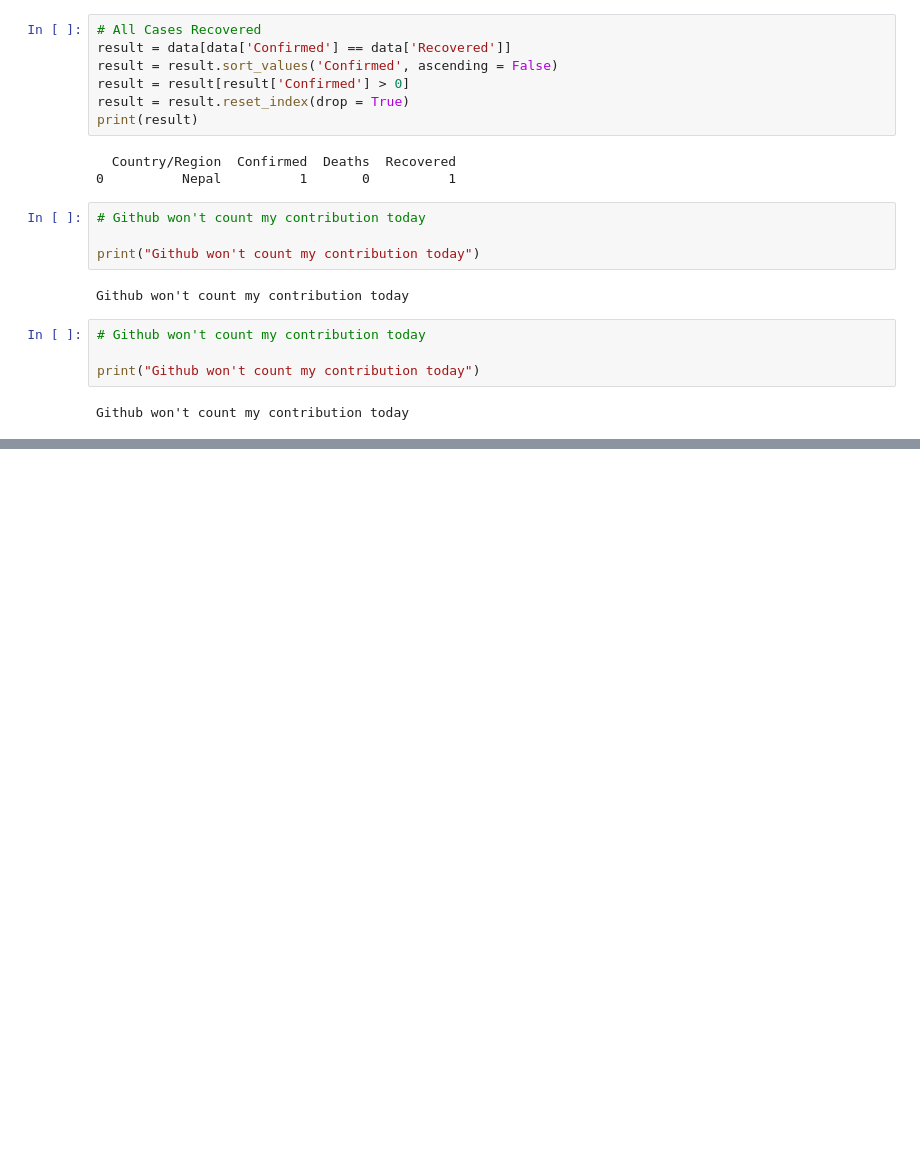
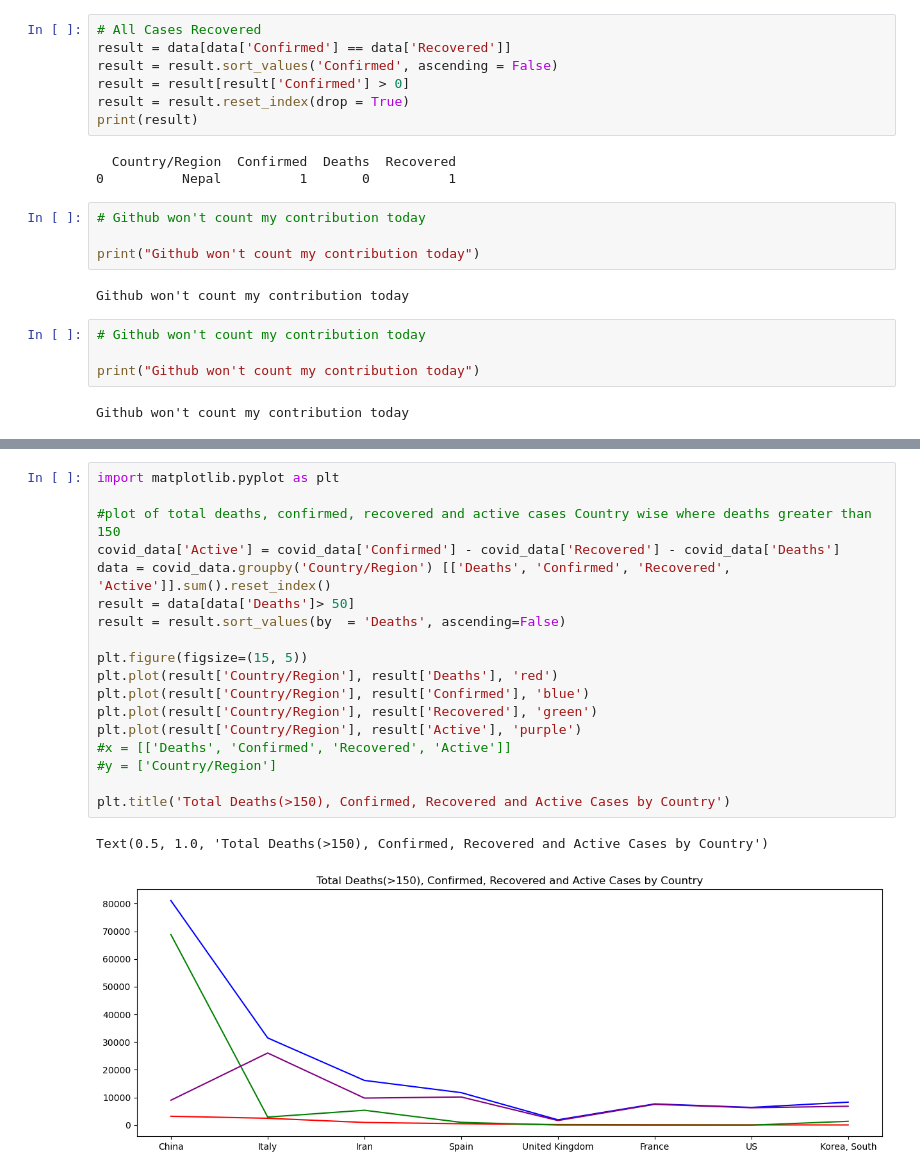
Before and after one commit to emmanuelakinmokun/COVID-19-practice-analysis-on-w3resource, a Jupyter notebook: practice.ipynb, the cells around one changed output, grey strips where cells are left out. Saved outputs shown, nothing was run; the diff lists cells and outputs as text; blank space fills up the shorter version.

```diff
--- a/practice.ipynb
+++ b/practice.ipynb
@@ -256,0 +275,21 @@ Github won't count my contribution today
+# %%
+import matplotlib.pyplot as plt
+
+#plot of total deaths, confirmed, recovered and active cases Country wise where deaths greater than 150
+covid_data['Active'] = covid_data['Confirmed'] - covid_data['Recovered'] - covid_data['Deaths']
+data = covid_data.groupby('Country/Region') [['Deaths', 'Confirmed', 'Recovered', 'Active']].sum().reset_index()
+result = data[data['Deaths']> 50]
+result = result.sort_values(by  = 'Deaths', ascending=False)
+
+plt.figure(figsize=(15, 5))
+plt.plot(result['Country/Region'], result['Deaths'], 'red')
+plt.plot(result['Country/Region'], result['Confirmed'], 'blue')
+plt.plot(result['Country/Region'], result['Recovered'], 'green')
+plt.plot(result['Country/Region'], result['Active'], 'purple')
+#x = [['Deaths', 'Confirmed', 'Recovered', 'Active']]
+#y = ['Country/Region']
+
+plt.title('Total Deaths(>150), Confirmed, Recovered and Active Cases by Country')
+# %% [output]
+Text(0.5, 1.0, 'Total Deaths(>150), Confirmed, Recovered and Active Cases by Country')
+[figure, added]
```
Also changed, not shown: parts of 1 cell of this notebook.
